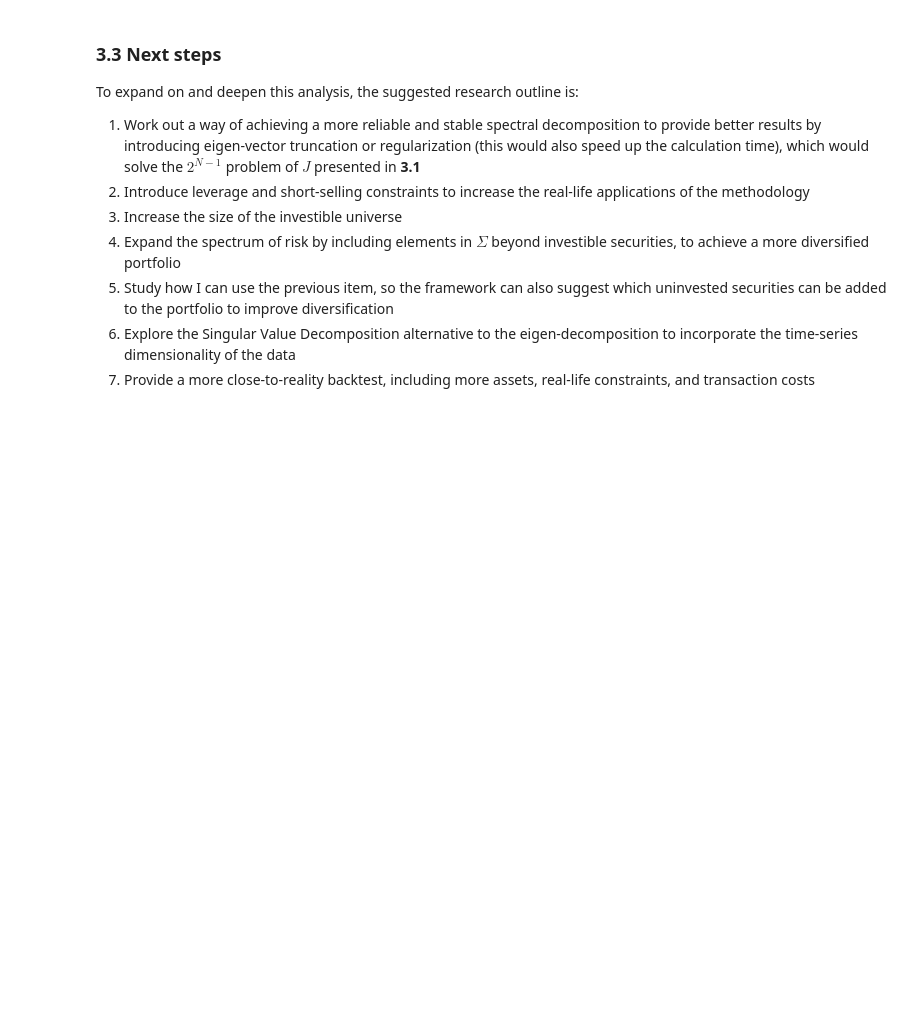
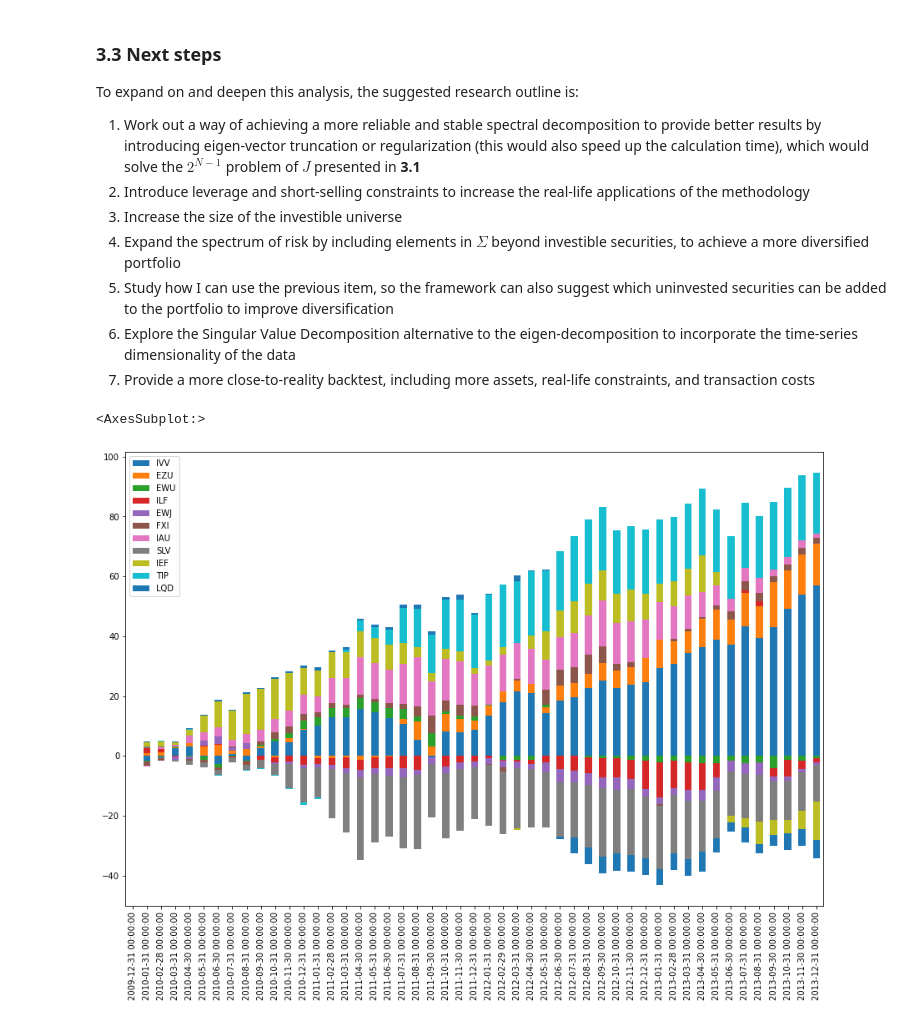
Before and after one commit to fcoibanez/eigenportfolio, a Jupyter notebook: notebooks/exploratory.ipynb, the cells around one changed output. Drawn from its saved outputs; the diff is of its cells as text; code cells hidden in the pictures; blank space fills up the shorter version.

```diff
--- a/notebooks/exploratory.ipynb
+++ b/notebooks/exploratory.ipynb
@@ -505,3 +505,13 @@ To expand on and deepen this analysis, the suggested research outline is:
 5. Study how I can use the previous item, so the framework can also suggest which uninvested securities can be added to the portfolio to improve diversification
 6. Explore the Singular Value Decomposition alternative to the eigen-decomposition to incorporate the time-series dimensionality of the data
 7. Provide a more close-to-reality backtest, including more assets, real-life constraints, and transaction costs
+# %%
+RxW = weights_spectral.shift(1).mul(weekly_returns).reindex(rebalance_dates)
+nav = returns_spectral.add(1).cumprod().mul(100)
+pnl = RxW.mul(nav.shift(1), axis=0)
+
+fig, axs = plt.subplots(nrows=1, ncols=1, sharex=True, figsize=(15, 10))
+pnl[:'2013'].cumsum().plot.bar(stacked=True, ax=axs)
+# %% [output]
+<AxesSubplot:>
+[figure, added]
```
Also changed, not shown: parts of 3 cells of this notebook, 1 other file.
